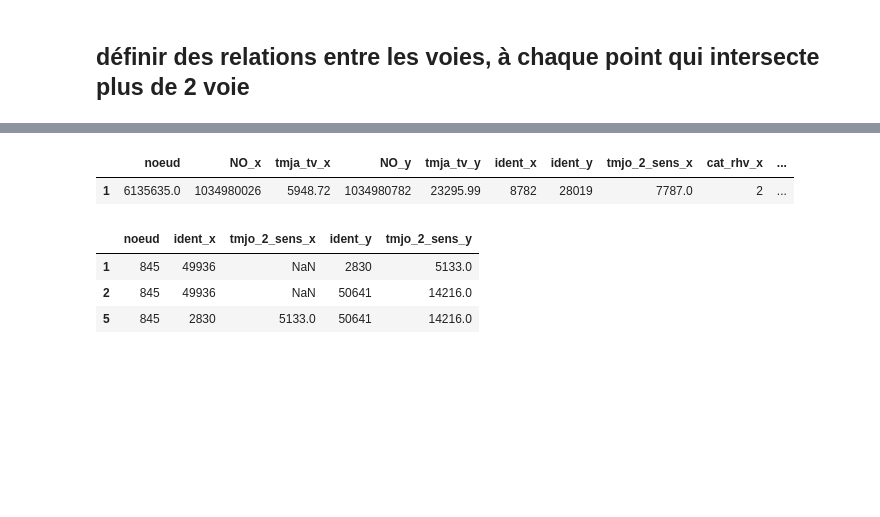
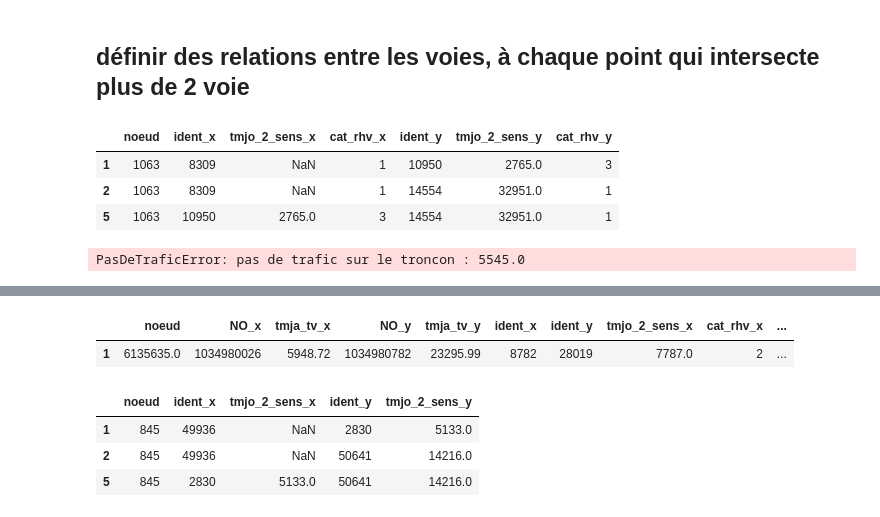
Before and after one commit to nantodevison/Lin_uniq_BdxM, a Jupyter notebook: Lin_uniq_BdxM/Traitements/traitements.ipynb, the cells around one changed output, grey strips where cells are left out. Drawn from its saved outputs; the diff is of its cells as text; code cells hidden in the pictures; blank space fills up the shorter version.

Commit message:
modif creation module estim_trafic

```diff
--- a/Lin_uniq_BdxM/Traitements/traitements.ipynb
+++ b/Lin_uniq_BdxM/Traitements/traitements.ipynb
@@ -856,7 +736,7 @@ creer_graph(fichier_src_simpl, 'local_otv',id_name='NO', schema='public', table=
 #importer le graph
 with ct.ConnexionBdd('local_otv') as c :
     graph_mmm_filaire = gp.read_postgis('select * from linearisation_bm.mmm_graph', c.connexionPsy)
-    graph_mmm_filaire_vertex = gp.read_postgis('select * from linearisation_bm.mmm_graph_123_vertices_pgr', c.connexionPsy)
+    graph_mmm_filaire_vertex = gp.read_postgis('select * from linearisation_bm.mmm_graph_vertices_pgr', c.connexionPsy)
 # %%
 #importer le fichier simplifie
 mmm_simple=gp.read_file(r'D:\temp\Linearisation_BM\C19SA0101\C19SA0101\Doc_travail\Donnees_produites\Donnees\MMM_simplifie.shp')
@@ -872,10 +748,10 @@ appariement_noeud_mmm_fv=rt.appariement_noeud_mmm_fv(noeud_sup2Voies, graph_fila
 # %%
-#trouver la correspondanceentre les lignes
+#trouver la correspondance entre les lignes
 #importer les données de correspondance
 with ct.ConnexionBdd('local_otv') as c :
-    cle_mmm_rhv = gp.read_postgis('select * from linearisation_bm.appariement_etape1_2', c.connexionPsy)
+    cle_mmm_rhv = gp.read_postgis('select * from linearisation_bm.appariement_etape1_2_3_4_5', c.connexionPsy)
 # %%
 #trouver les noeuds fv concernes par des lignes à mettre à jour
-noeud_grp=noeud_fv_ligne_ss_trafic(gdf_rhv_cpt_perm_123,'min 1 ok')[0]
+noeud_grp, df_noeud_tot=noeud_fv_ligne_ss_trafic(df_trafic_extrapoles,'min 1 ok')
 #ne conserver que le noeuds relatif à une certaine catégorie
-liste_noeud_a_traiter=noeud_grp.loc[(noeud_grp['estimable']) & (noeud_grp.apply(lambda x : '1' in x['cat_rhv'],axis=1))].noeud.tolist()
+#liste_noeud_a_traiter=noeud_grp.loc[(noeud_grp['estimable']) & (noeud_grp.apply(lambda x : '1' in x['cat_rhv'],axis=1))].noeud.tolist()
@@ -915,0 +758,41 @@ trafc_fin=trafc_rens.loc[trafc_rens['traf_max']==trafc_rens.groupby('ident_a_ren
+# %%
+gdf_rhv_extrapol=df_trafic_extrapoles.reset_index().set_index('idtronc')
+dico_erreur={}
+for noeud_fv in noeud_grp.loc[noeud_grp['estimable']].noeud.tolist() :
+    print(noeud_fv)
+    #noeud_fv=3580
+    #voies rhv concernees par le noeud
+    matrice_voie_rhv=corresp_noeud_rhv(df_trafic_extrapoles,noeud_fv)#attention, df_trafic_extrapoles contient la simplification des rd points
+    #jointure via cle de passage avec voies du MMM pour la partie entrante. Si une des voies a pas de jointure  : pb ; si plusiuers voies MMM à joindre : pb
+    try :
+        joint_fv_mmm_e2=estim_mmm_jointure_voies(matrice_voie_rhv,cle_mmm_rhv,lgn_rdpt)
+    except PasCorrespondanceError :
+        dico_erreur[noeud_fv]=('CorrespondanceError')
+        continue
+    #on ne garde que les voies qui ont un des deux tmjo avec un trafic inconnu
+    trafic_inconnus_prior_cat=isoler_trafic_inconnu(joint_fv_mmm_e2)
+    #passer les trafic du MMM
+    trafc_rens=trafic_mmm(trafic_inconnus_prior_cat,mmm_simple)
+    #calcul des trafics
+    try :
+        trafc_fin=calcul_trafic_rhv_depuisMMM(trafc_rens, gdf_rhv_cpt_perm_123)
+    except ZeroDivisionError :
+        dico_erreur[noeud_fv]=('ZeroDivisionError')
+        continue
+    except ValueError :
+        dico_erreur[noeud_fv]=('PasDeTraficError')
+# %%
+matrice_voie_rhv
+# %% [output]
+|  | noeud | ident_x | tmjo_2_sens_x | cat_rhv_x | ident_y | tmjo_2_sens_y | cat_rhv_y |
+| 1 | 1063 | 8309 | NaN | 1 | 10950 | 2765.0 | 3 |
+| 2 | 1063 | 8309 | NaN | 1 | 14554 | 32951.0 | 1 |
+| 5 | 1063 | 10950 | 2765.0 | 3 | 14554 | 32951.0 | 1 |
+# %%
+e1=df_noeud_troncon(df_trafic_extrapoles.reset_index(),1063,df_noeud_tot)
+verif_double_sens(e1,gdf_rhv_cpt_perm_123)
+e1['maj']=e1.apply(lambda x : True if x['tmjo_2_sens']==-99 else False, axis=1)
+verif_carrefour_2_chaussees(e1,df_trafic_extrapoles.reset_index(), gdf_rhv_cpt_perm_123, graph_filaire_123_vertex,1063)
+e1
+# %% [output]
+PasDeTraficError: pas de trafic sur le troncon : 5545.0
```
Also changed, not shown: parts of 31 cells of this notebook, 3 other files.
